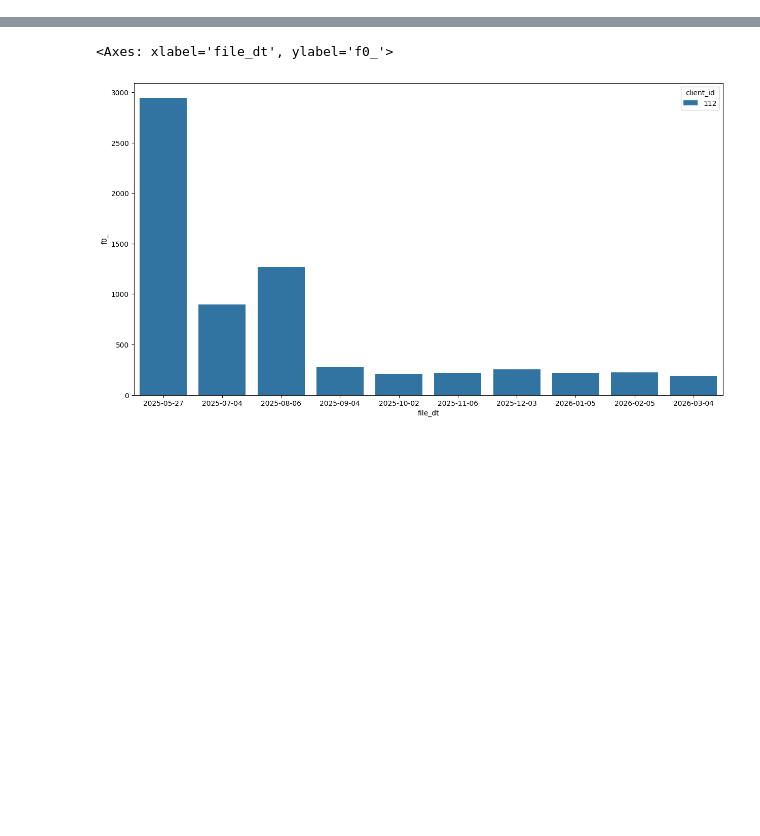
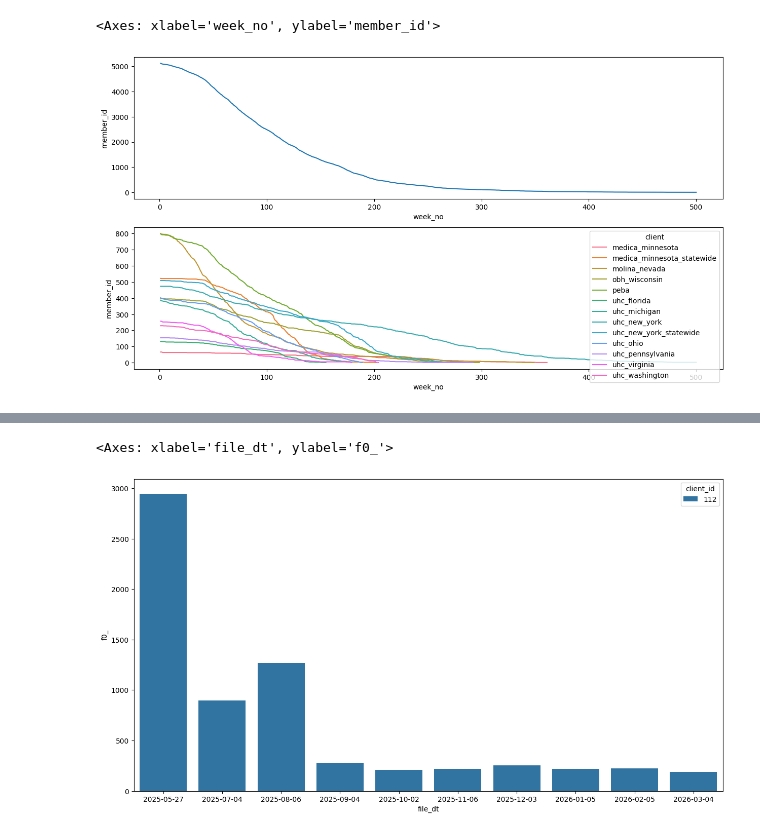
Before and after one commit to abeReema/staffing-headcount, a Jupyter notebook: EDA/initial_eda.ipynb, the cells around one changed output, grey strips where cells are left out. Cells and saved outputs as stored; diff of their text form; code cells hidden in the pictures; blank space fills up the shorter version.

Commit message:
finishing member churn model, adding streamlit prototype

```diff
--- a/EDA/initial_eda.ipynb
+++ b/EDA/initial_eda.ipynb
@@ -45,3 +66,5 @@ df = bq_client.query(people_query).to_dataframe()
+# %%
+df = pd.read_pickle('../data/member_data.pkl')
 # %%
 df_people = df.copy()
 
@@ -116,0 +167,20 @@ active_to_terminal
+# %%
+edge_list['duration'] = edge_list.date.apply(len)
+
+edge_list.client = edge_list.client.str.replace(
+    ' ', '_'
+).str.replace(
+    ':',''
+).str.lower()
+
+edge_list = edge_list.assign(
+    observed = 1
+)
+
+reference_client = 'peba'
+df_model = pd.get_dummies(edge_list[['member_id', 'client', 'duration', 'observed']], columns=["client"], dtype=float)
+df_model = df_model.drop(columns=[f'client_{reference_client}'])
+
+client_cols = set(df_model.columns) - set(['member_id', 'duration', 'observed'])
+
+formula = ' + '.join(client_cols)
@@ -116,0 +388,25 @@ active_to_terminal
+# %%
+data = edge_list.explode('date')
+
+# if tenure is less than 1 week, date is nan, so fill it in with start date
+data = data.assign(
+    date = data.date.where(~data.date.isna(), data.tenure_start_date)
+)
+
+data = data.assign(
+    week_no = data.groupby(['member_id', 'client']).date.rank(ascending = True, method = 'dense'),
+    end_date = data.groupby(['member_id', 'client']).date.rank(ascending = False, method = 'dense')
+
+)
+
+data = data.assign(
+    end_date = data.end_date.where(data.end_date == 1., 0)
+)
+# %%
+
+fig, ax= plt.subplots(figsize = (15, 8), nrows=2)
+sns.lineplot(data.groupby(['week_no']).member_id.nunique(), ax = ax[0])
+sns.lineplot(data.groupby(['week_no', 'client']).member_id.nunique().reset_index(), x = 'week_no', y= 'member_id', ax = ax[1], hue='client')
+# %% [output]
+<Axes: xlabel='week_no', ylabel='member_id'>
+[figure, added]
```
Also changed, not shown: parts of 15 cells of this notebook, 12 other files.
